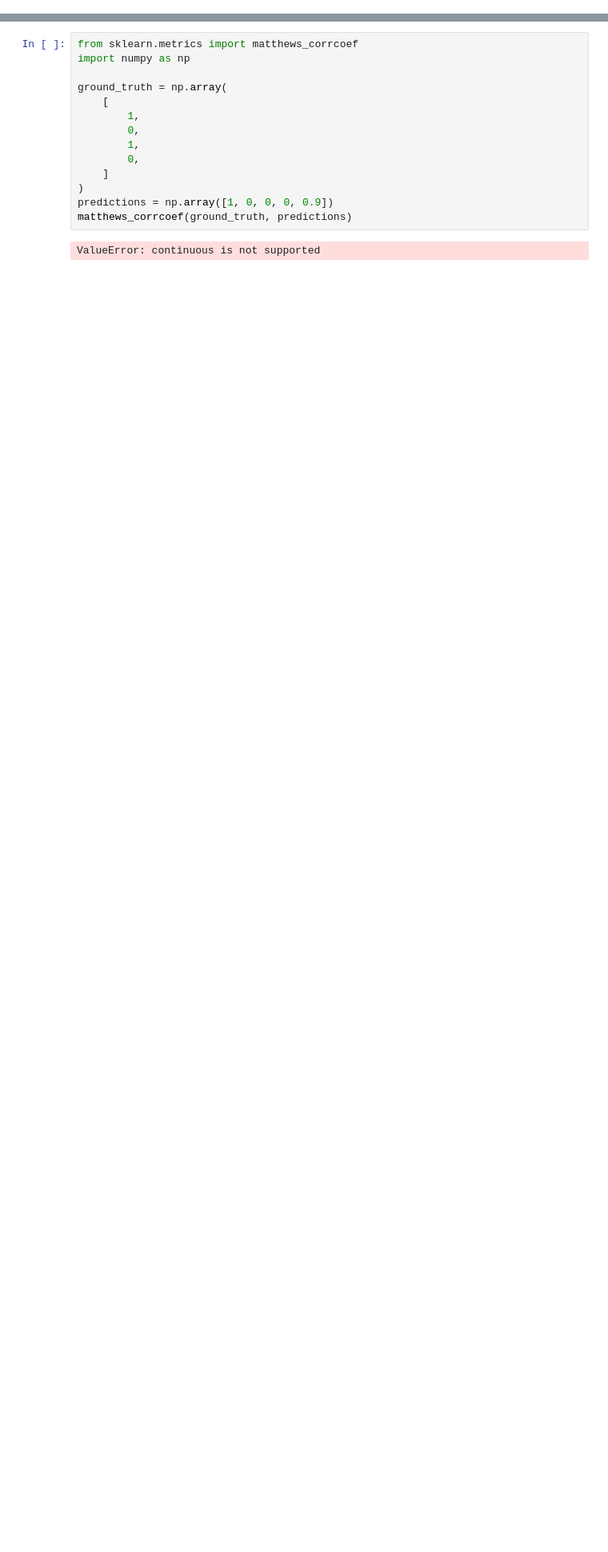
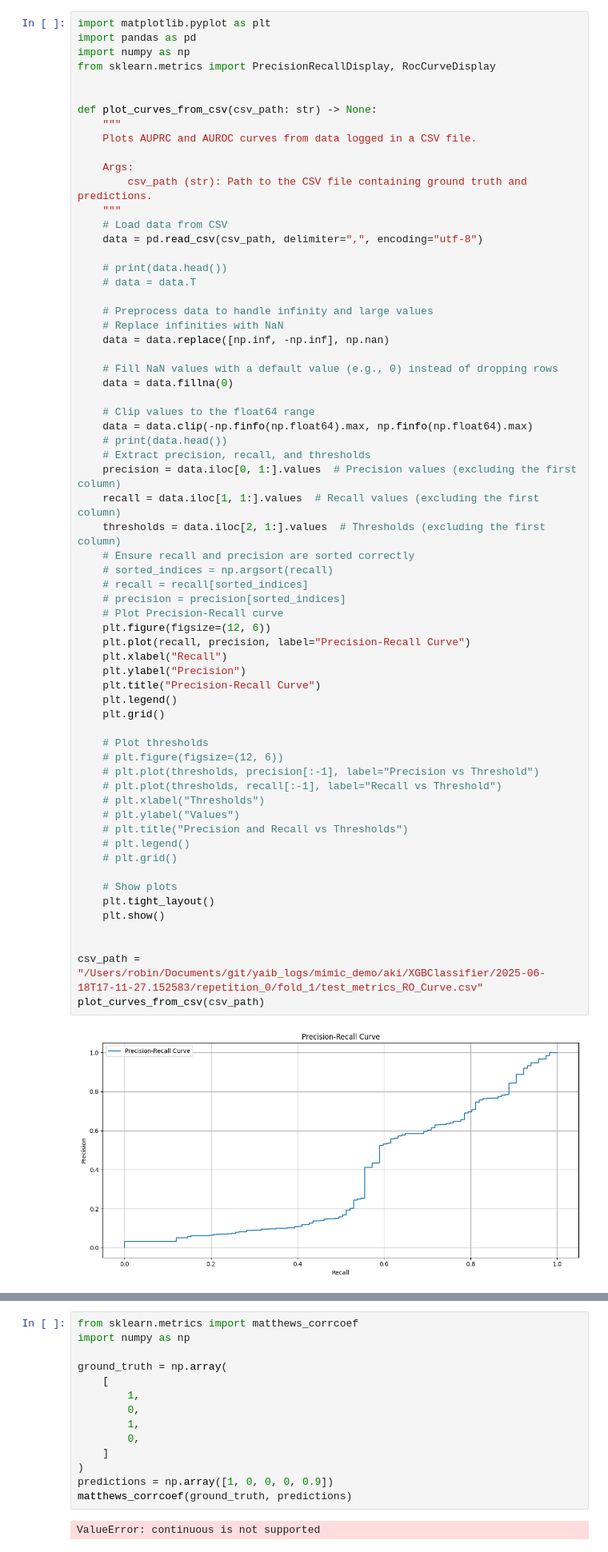
Before and after one commit to rvandewater/YAIB, a Jupyter notebook: alarm_toy.ipynb, the cells around one changed output, grey strips where cells are left out. Shown at 80% size. Saved outputs shown, nothing was run; the diff lists cells and outputs as text; blank space fills up the shorter version.

```diff
--- a/alarm_toy.ipynb
+++ b/alarm_toy.ipynb
@@ -24,0 +23,66 @@ ModuleNotFoundError: No module named 'numpy'
+# %%
+import matplotlib.pyplot as plt
+import pandas as pd
+import numpy as np
+from sklearn.metrics import PrecisionRecallDisplay, RocCurveDisplay
+
+
+def plot_curves_from_csv(csv_path: str) -> None:
+    """
+    Plots AUPRC and AUROC curves from data logged in a CSV file.
+
+    Args:
+        csv_path (str): Path to the CSV file containing ground truth and predictions.
+    """
+    # Load data from CSV
+    data = pd.read_csv(csv_path, delimiter=",", encoding="utf-8")
+
+    # print(data.head())
+    # data = data.T
+
+    # Preprocess data to handle infinity and large values
+    # Replace infinities with NaN
+    data = data.replace([np.inf, -np.inf], np.nan)
+
+    # Fill NaN values with a default value (e.g., 0) instead of dropping rows
+    data = data.fillna(0)
+
+    # Clip values to the float64 range
+    data = data.clip(-np.finfo(np.float64).max, np.finfo(np.float64).max)
+    # print(data.head())
+    # Extract precision, recall, and thresholds
+    precision = data.iloc[0, 1:].values  # Precision values (excluding the first column)
+    recall = data.iloc[1, 1:].values  # Recall values (excluding the first column)
+    thresholds = data.iloc[2, 1:].values  # Thresholds (excluding the first column)
+    # Ensure recall and precision are sorted correctly
+    # sorted_indices = np.argsort(recall)
+    # recall = recall[sorted_indices]
+    # precision = precision[sorted_indices]
+    # Plot Precision-Recall curve
+    plt.figure(figsize=(12, 6))
+    plt.plot(recall, precision, label="Precision-Recall Curve")
+    plt.xlabel("Recall")
+    plt.ylabel("Precision")
+    plt.title("Precision-Recall Curve")
+    plt.legend()
+    plt.grid()
+
+    # Plot thresholds
+    # plt.figure(figsize=(12, 6))
+    # plt.plot(thresholds, precision[:-1], label="Precision vs Threshold")
+    # plt.plot(thresholds, recall[:-1], label="Recall vs Threshold")
+    # plt.xlabel("Thresholds")
+    # plt.ylabel("Values")
+    # plt.title("Precision and Recall vs Thresholds")
+    # plt.legend()
+    # plt.grid()
+
+    # Show plots
+    plt.tight_layout()
+    plt.show()
+
+
+csv_path = "/Users/robin/Documents/git/yaib_logs/mimic_demo/aki/XGBClassifier/2025-06-18T17-11-27.152583/repetition_0/fold_1/test_metrics_RO_Curve.csv"
+plot_curves_from_csv(csv_path)
+# %% [output]
+[figure, added]
```
Also changed, not shown: parts of 5 cells of this notebook, 5 other files.
